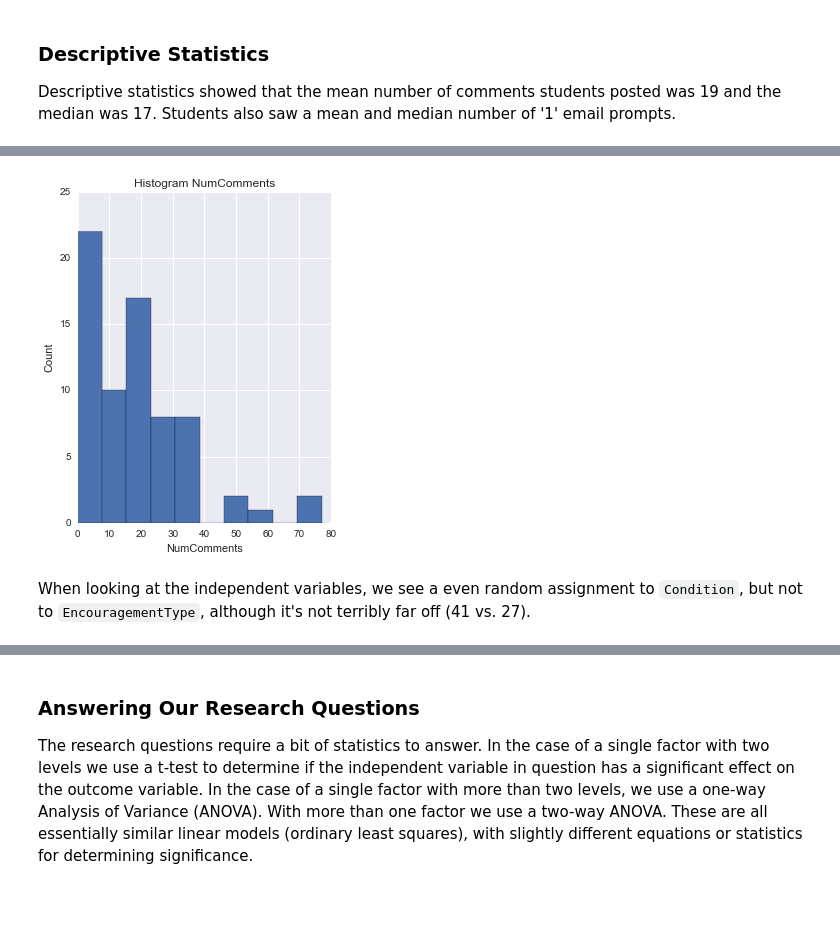
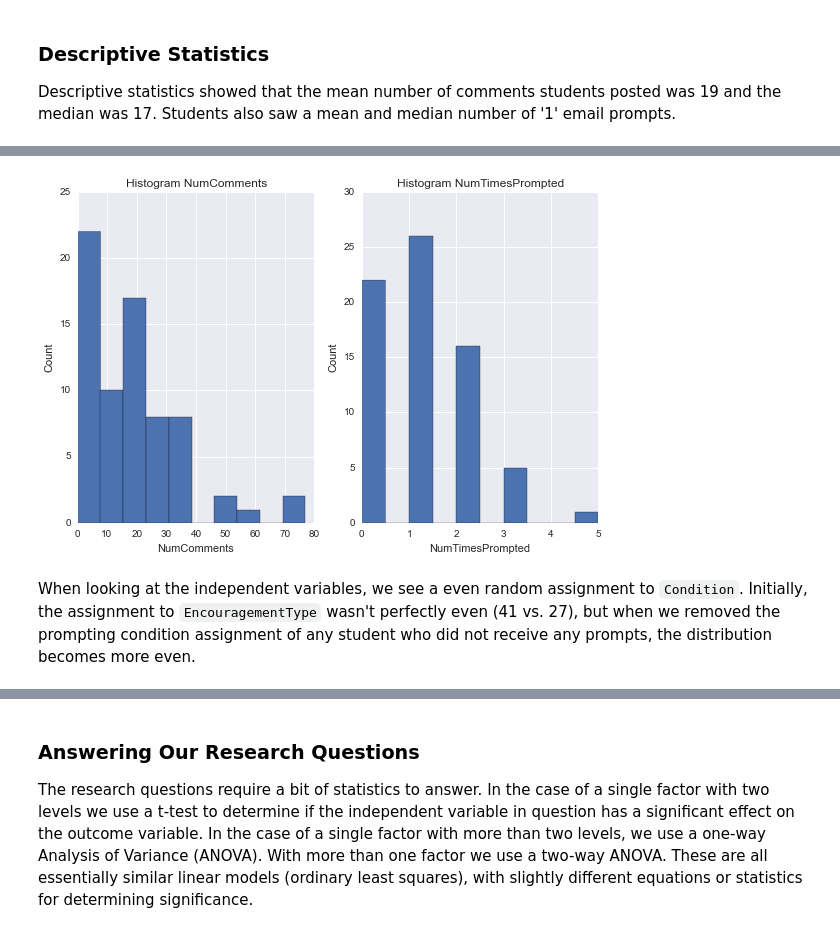
Before and after one commit to UberHowley/spoc-file-processing, a Jupyter notebook: SPOCanalysis.ipynb, the cells around one changed output, grey strips where cells are left out. Drawn from its saved outputs; the diff is of its cells as text; code cells hidden in the pictures; blank space fills up the shorter version.

Commit message:
fixed outcome/covariate mix-ups in ipython nb

```diff
--- a/SPOCanalysis.ipynb
+++ b/SPOCanalysis.ipynb
@@ -129,18 +130,25 @@ df.describe()
 # %%
 # histogram of num comments
 fig = plt.figure()
+ax1 = fig.add_subplot(121)
+comments_hist = data[outcome]
+ax1 = comments_hist.plot(kind='hist', title="Histogram "+outcome, by=outcome)
+ax1.locator_params(axis='x')
+ax1.set_xlabel(outcome)
+ax1.set_ylabel("Count")
+
 ax2 = fig.add_subplot(122)
-helpers_hist = data[outcome]
-ax2 = helpers_hist.plot(kind='hist', title="Histogram "+outcome, by=outcome)
+prompts_hist = data[covariate]
+ax2 = prompts_hist.plot(kind='hist', title="Histogram "+covariate, by=covariate)
 ax2.locator_params(axis='x')
-ax2.set_xlabel(outcome)
+ax2.set_xlabel(covariate)
 ax2.set_ylabel("Count")
 
 fig.tight_layout()
 # %% [output]
-[figure, old version]
+[figure, new version]
 # %% [markdown]
-When looking at the independent variables, we see a even random assignment to `Condition`, but not to `EncouragementType`, although it's not terribly far off (41 vs. 27).
+When looking at the independent variables, we see a even random assignment to `Condition`. Initially, the assignment to `EncouragementType` wasn't perfectly even (41 vs. 27), but when we removed the prompting condition assignment of any student who did not receive any prompts, the distribution becomes more even.
 # %%
 df = data[conditions+[covariate, outcome]]
 for cond in conditions:
```
Also changed, not shown: parts of 18 cells of this notebook.
